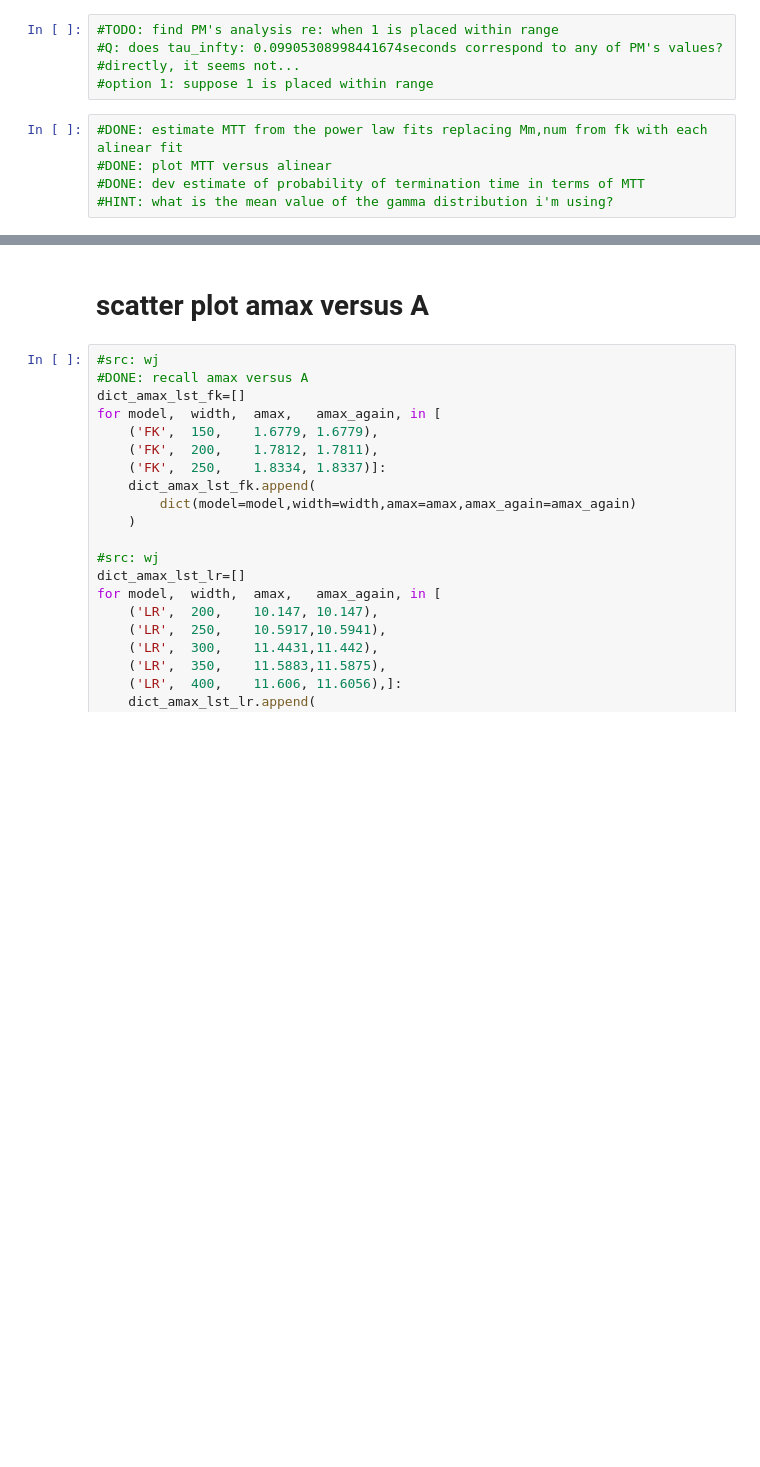
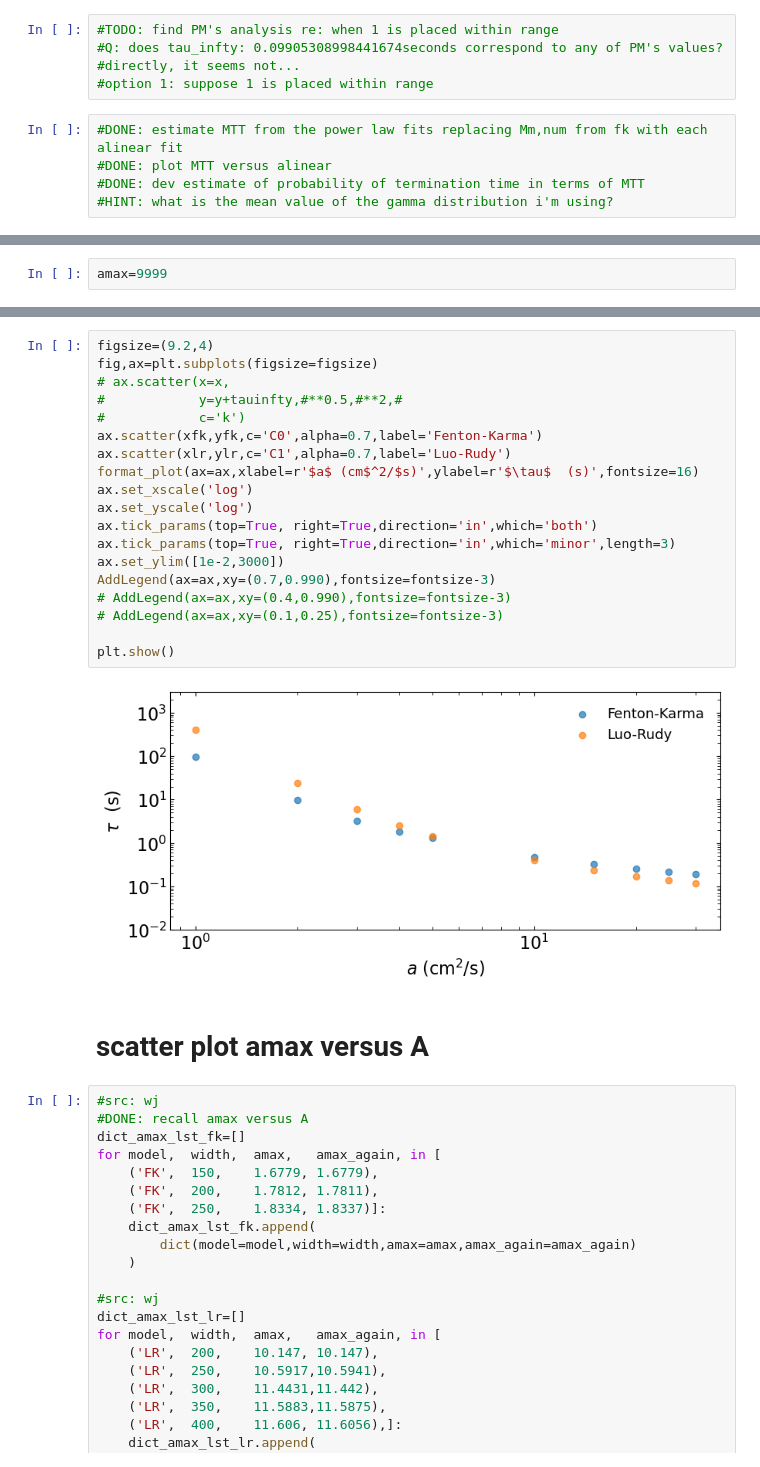
Before and after one commit to timtyree/bgmc, a Jupyter notebook: python/Generation of figure 4.ipynb, the cells around one changed output, grey strips where cells are left out. Cells and saved outputs as stored; diff of their text form; blank space fills up the shorter version.

```diff
--- a/python/Generation of figure 4.ipynb
+++ b/python/Generation of figure 4.ipynb
@@ -3736,0 +3742,2 @@ plt.show()
+# %%
+amax=9999
@@ -3737,3 +3941,24 @@ plt.show()
+# %%
+figsize=(9.2,4)
+fig,ax=plt.subplots(figsize=figsize)
+# ax.scatter(x=x,
+#            y=y+tauinfty,#**0.5,#**2,#
+#            c='k')
+ax.scatter(xfk,yfk,c='C0',alpha=0.7,label='Fenton-Karma')
+ax.scatter(xlr,ylr,c='C1',alpha=0.7,label='Luo-Rudy')
+format_plot(ax=ax,xlabel=r'$a$ (cm$^2/$s)',ylabel=r'$\tau$  (s)',fontsize=16)
+ax.set_xscale('log')
+ax.set_yscale('log')
+ax.tick_params(top=True, right=True,direction='in',which='both')
+ax.tick_params(top=True, right=True,direction='in',which='minor',length=3)
+ax.set_ylim([1e-2,3000])
+AddLegend(ax=ax,xy=(0.7,0.990),fontsize=fontsize-3)
+# AddLegend(ax=ax,xy=(0.4,0.990),fontsize=fontsize-3)
+# AddLegend(ax=ax,xy=(0.1,0.25),fontsize=fontsize-3)
+
+plt.show()
+# %% [output]
+[figure, added]
 # %% [markdown]
 # scatter plot amax versus A
 # %%
```
Also changed, not shown: parts of 25 cells of this notebook, 3 other files.
